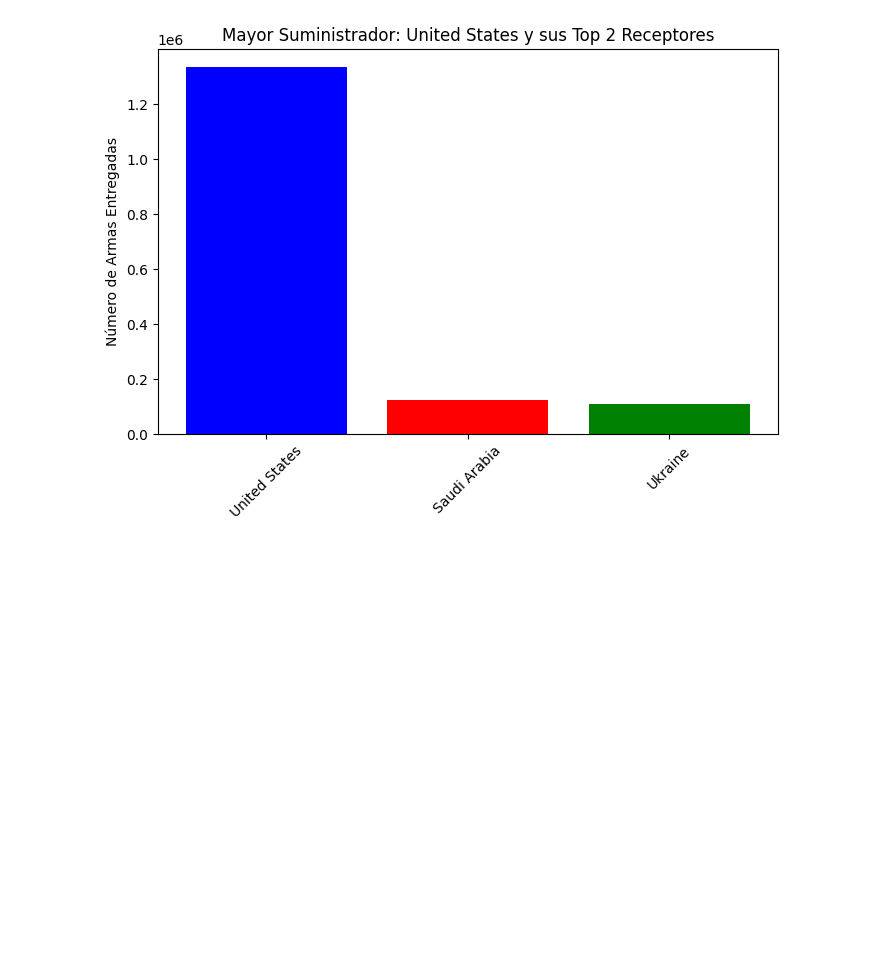
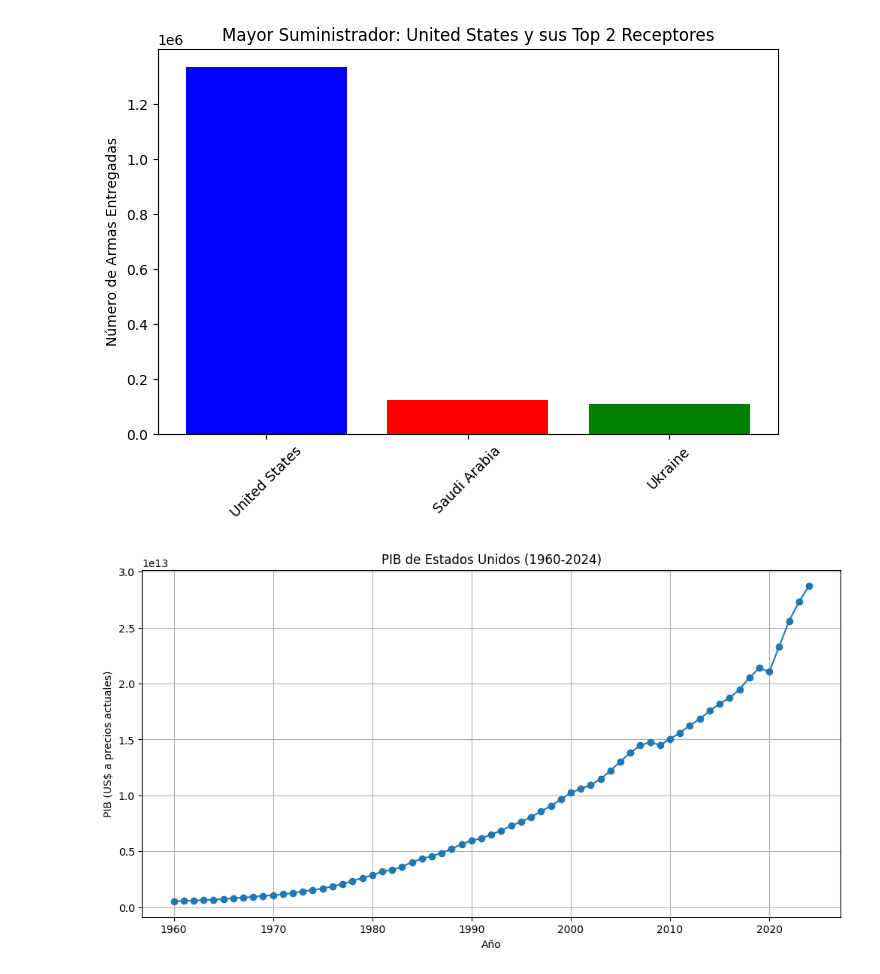
Before and after one commit to Judsuarezag/Analisis-intercambios-de-armas, a Jupyter notebook: Ver 1/pruebas.ipynb, the cells around one changed output. Drawn from its saved outputs; the diff is of its cells as text; code cells hidden in the pictures; blank space fills up the shorter version.

```diff
--- a/Ver 1/pruebas.ipynb
+++ b/Ver 1/pruebas.ipynb
@@ -91,3 +91,28 @@ plt.ylabel("Número de Armas Entregadas")
 plt.show()
 # %% [output]
 [figure]
+# %%
+# Cargar datos de PIB
+pib_df = pd.read_csv("../PIB/API_NY.GDP.MKTP.CD_DS2_es_csv_v2_3676.csv")
+
+# Filtrar para Estados Unidos
+us_row = pib_df[pib_df['Country Name'] == 'Estados Unidos']
+
+# Obtener columnas de años (desde 1960 hasta 2024)
+year_cols = [col for col in pib_df.columns if col.isdigit() and 1960 <= int(col) <= 2024]
+
+# Extraer años y valores
+years = [int(col) for col in year_cols]
+values = us_row[year_cols].values.flatten()
+values = pd.to_numeric(values, errors='coerce')
+
+# Graficar
+plt.figure(figsize=(12,6))
+plt.plot(years, values, marker='o', linestyle='-')
+plt.title("PIB de Estados Unidos (1960-2024)")
+plt.xlabel("Año")
+plt.ylabel("PIB (US$ a precios actuales)")
+plt.grid(True)
+plt.show()
+# %% [output]
+[figure, added]
```
Also changed, not shown: 2 other files.
